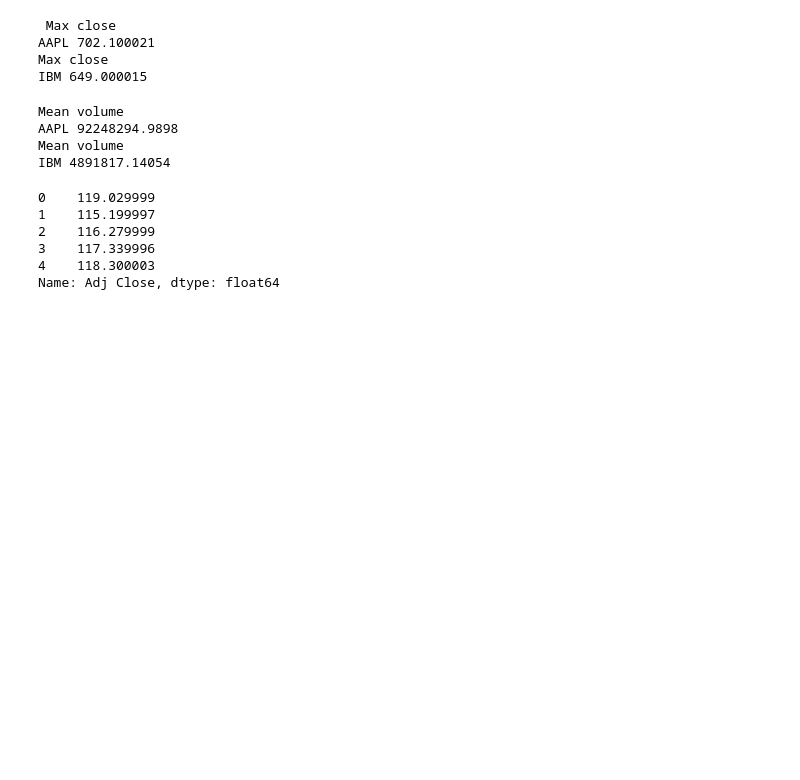
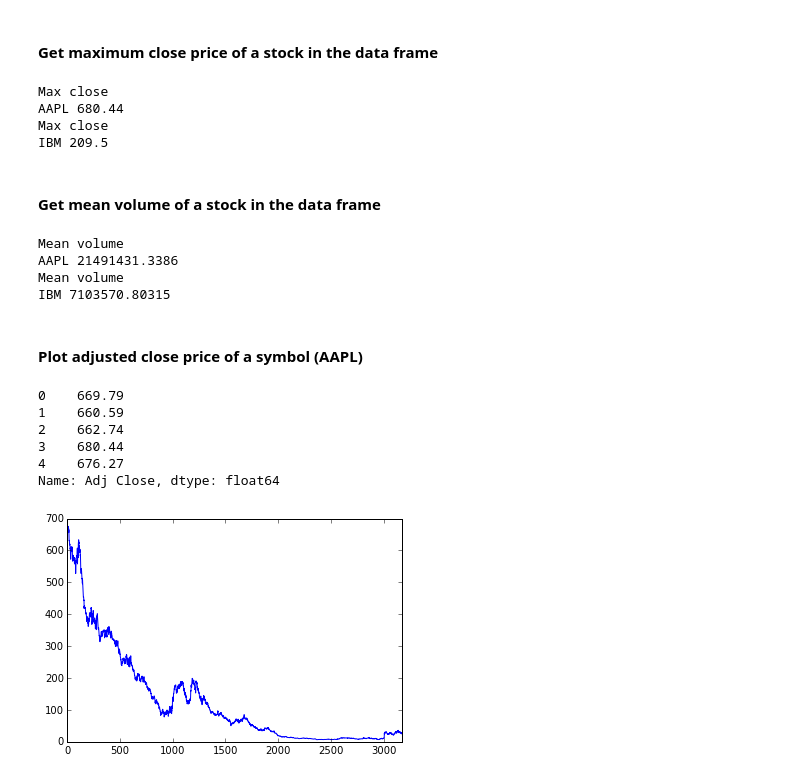
Before and after one commit to weifengshe/ml4t, a Jupyter notebook: lessons/1.1 Basic Pandas and stocks.ipynb, the cells around one changed output. Cells and saved outputs as stored; diff of their text form; code cells hidden in the pictures; blank space fills up the shorter version.

```diff
--- a/lessons/1.1 Basic Pandas and stocks.ipynb
+++ b/lessons/1.1 Basic Pandas and stocks.ipynb
@@ -30,3 +36,5 @@ test_run()
+# %% [markdown]
+#### Get maximum close price of a stock in the data frame
 # %%
 def get_max_close(symbol):
     '''Return the maximum closing value for stock indicated by symbol.
@@ -34,17 +42,19 @@ def get_max_close(symbol):
     Note: Data for a stock is stored in file: data/<symbol>/csv
     '''
 
-    df = pd.read_csv("data/{}.csv".format(symbol)) # read in the data
+    df = pd.read_csv("../data/{}.csv".format(symbol)) # read in the data
     return df['Close'].max() # compare the closing values and return max
 
 for symbol in ['AAPL', 'IBM']:
     print "Max close"
     print symbol, get_max_close(symbol)
 # %% [output]
- Max close
-AAPL 702.100021
 Max close
-IBM 649.000015
+AAPL 680.44
+Max close
+IBM 209.5
+# %% [markdown]
+#### Get mean volume of a stock in the  data frame
 # %%
 def get_mean_volume(symbol):
     '''Return the mean volume for stock indicated by symbol.
@@ -52,28 +62,31 @@ def get_mean_volume(symbol):
     Note: Data for a stock is stored in file: data/<symbol>/csv
     '''
 
-    df = pd.read_csv("data/{}.csv".format(symbol)) # read in the data
-    return df['Volume'].mean() # compare the closing values and return max
+    df = pd.read_csv("../data/{}.csv".format(symbol)) # read in the data
+    return df['Volume'].mean() # compare the volume and return mean
 
 for symbol in ['AAPL', 'IBM']:
     print "Mean volume"
     print symbol, get_mean_volume(symbol)
 # %% [output]
 Mean volume
-AAPL 92248294.9898
+AAPL 21491431.3386
 Mean volume
-IBM 4891817.14054
+IBM 7103570.80315
+# %% [markdown]
+#### Plot adjusted close price of a symbol (AAPL)
 # %%
 # Plot Adjusted Close prices for AAPL
 
-df = pd.read_csv('data/AAPL.csv')
+df = pd.read_csv('../data/AAPL.csv')
 print df['Adj Close'].head()
 df['Adj Close'].plot()
 plt.show()
 # %% [output]
-0    119.029999
-1    115.199997
-2    116.279999
-3    117.339996
-4    118.300003
+0    669.79
+1    660.59
+2    662.74
+3    680.44
+4    676.27
 Name: Adj Close, dtype: float64
+[figure, added]
```
Also changed, not shown: parts of 8 cells of this notebook, 3 other files.
